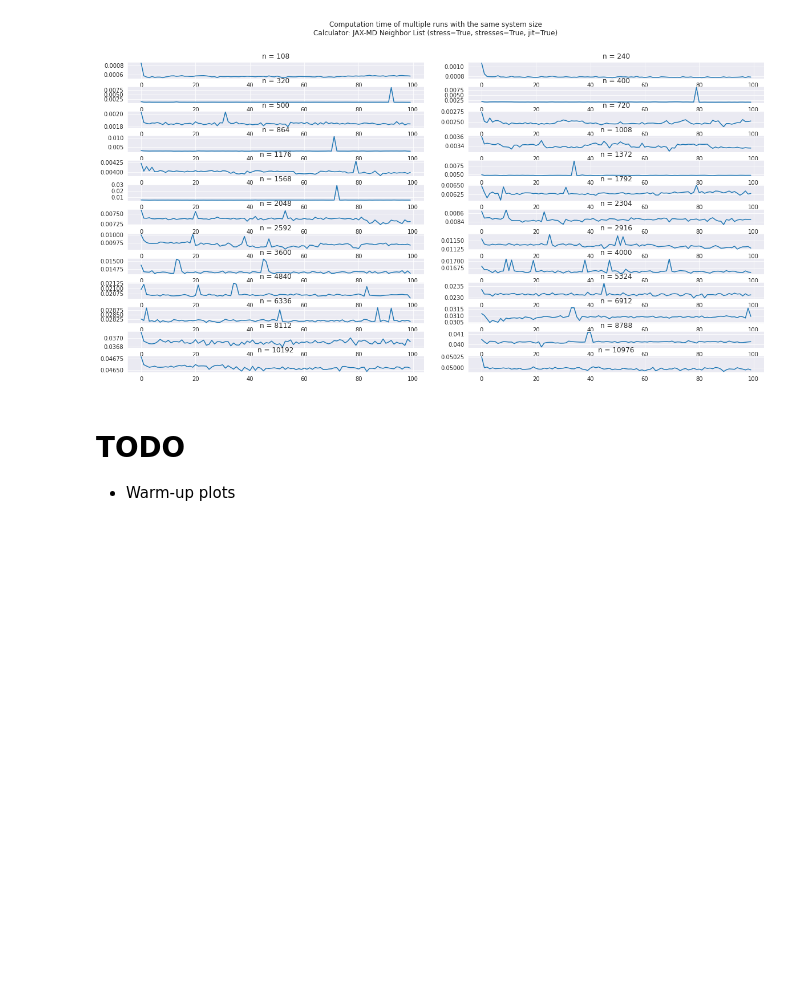
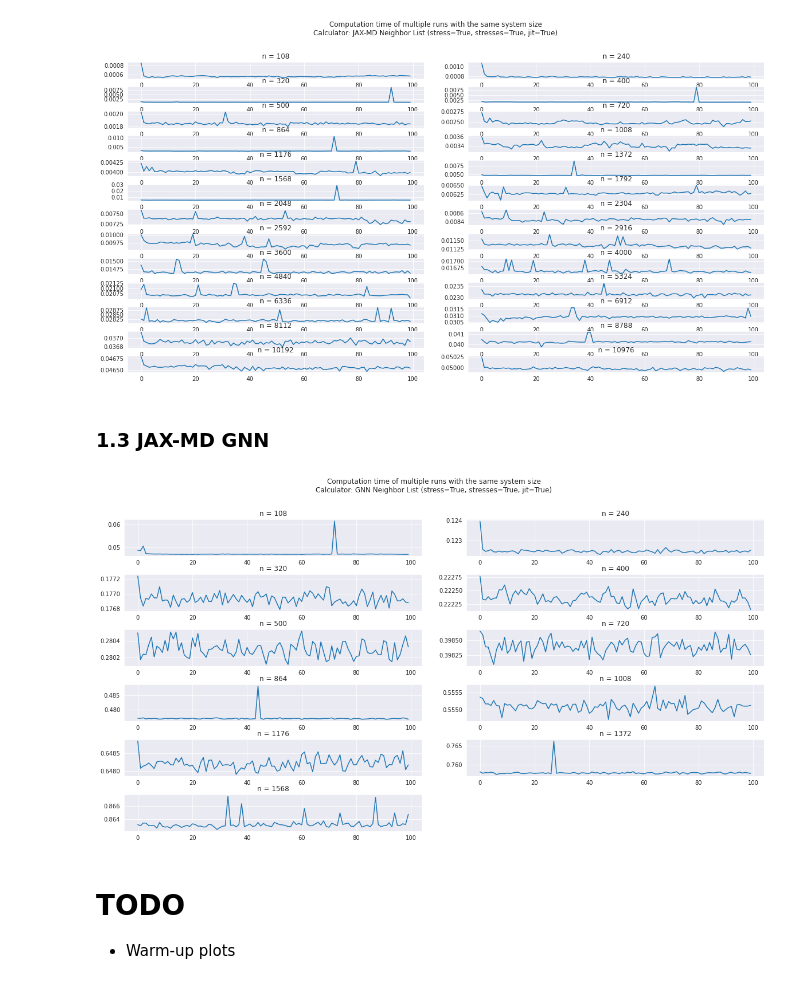
Before and after one commit to fabiannagel/gknet-benchmarks, a Jupyter notebook: benchmarks/runtime_analysis/Result visualizations.ipynb, the cells around one changed output. Cells and saved outputs as stored; diff of their text form; code cells hidden in the pictures; blank space fills up the shorter version.

```diff
--- a/benchmarks/runtime_analysis/Result visualizations.ipynb
+++ b/benchmarks/runtime_analysis/Result visualizations.ipynb
@@ -210,6 +240,13 @@ single_calculator = filter(lambda r: "JAX-MD Neighbor List (stress=True, stresse
 plot_runtime_variances(list(single_calculator))
 # %% [output]
 [figure]
+# %% [markdown]
+### 1.3 JAX-MD GNN
+# %%
+single_calculator = filter(lambda r: "GNN Neighbor List (stress=True, stresses=True, jit=True)" in r.calculator.description, results)
+plot_runtime_variances(list(single_calculator))
+# %% [output]
+[figure, added]
 # %% [markdown]
 # TODO
 - Warm-up plots
```
Also changed, not shown: parts of 9 cells of this notebook.
